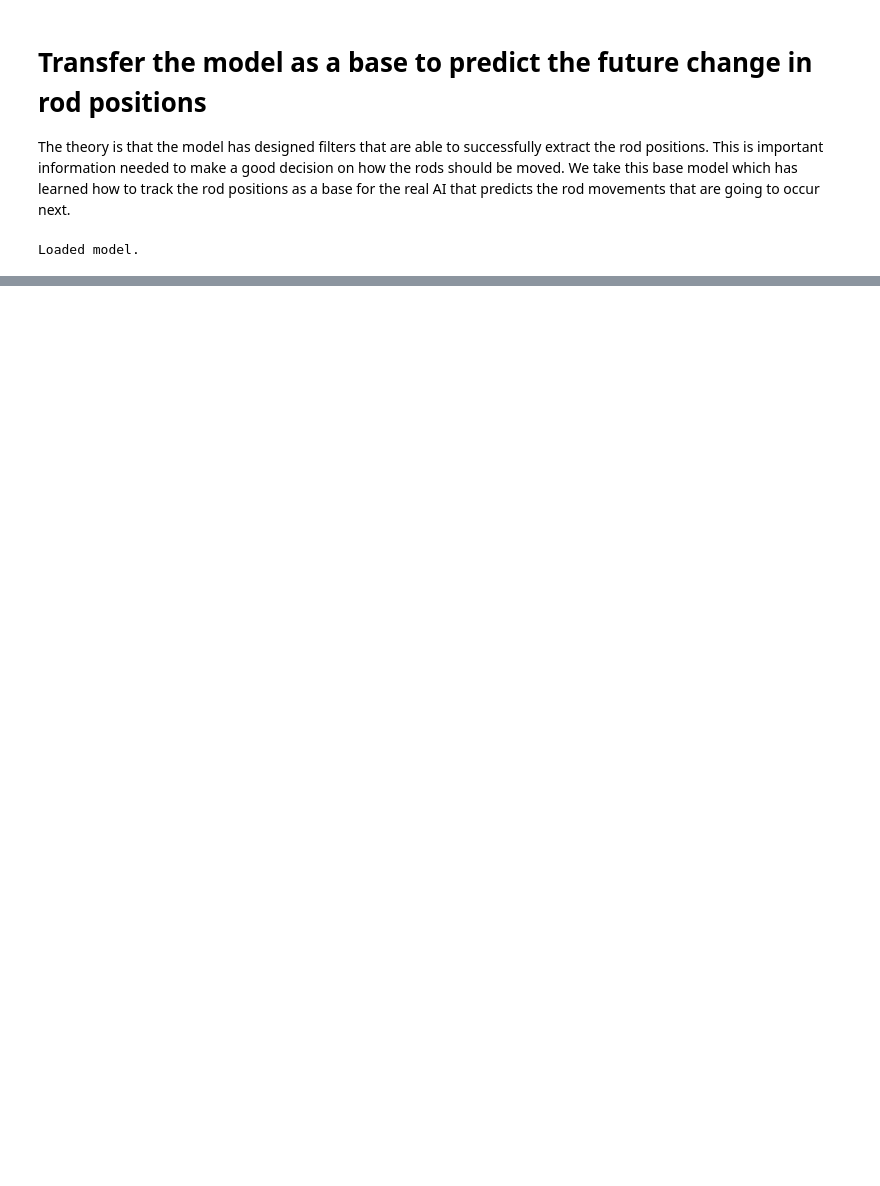
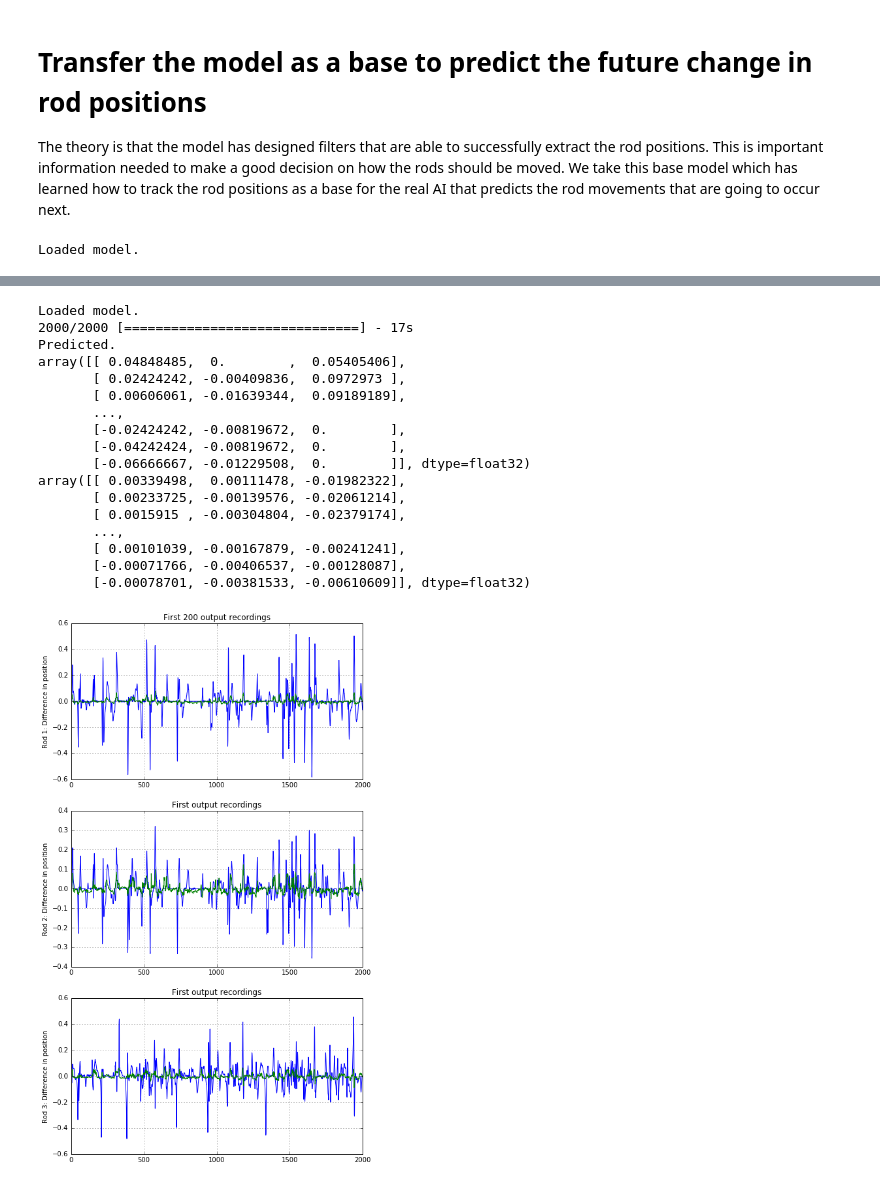
Before and after one commit to glmcdona/FoosAI, a Jupyter notebook: Code/Training/TrainingFoosbot.ipynb, the cells around one changed output, grey strips where cells are left out. Saved outputs shown, nothing was run; the diff lists cells and outputs as text; code cells hidden in the pictures; blank space fills up the shorter version.

```diff
--- a/Code/Training/TrainingFoosbot.ipynb
+++ b/Code/Training/TrainingFoosbot.ipynb
@@ -761,27 +713,28 @@ array([[-0.00693397, -0.0211688 , -0.02157412],
 # %%
-# Load the best position prediction model as the starting point
-epoch = 2
-WEIGHTS_FNAME = 'dpos_cnn_weights_%i.hdf'
-model.load_weights(WEIGHTS_FNAME % epoch)
-print("Loaded model.")
-
 def mse(y_true, y_pred):
     return K.square(y_pred - y_true)*0.001 # Hackjob so Keras iterations show exponential value of MSE to get precision.
 
-# Continue at a lower learning rate
-model.compile(optimizer=keras.optimizers.RMSprop(lr=0.0000005),
+
+model.compile(optimizer=keras.optimizers.RMSprop(lr=0.00001),
               loss='mean_squared_error',
               metrics=[mse])
 
 print("Updated learner.")
 
 # Train the model to predict the future position. This is the control signal to the robot AI
-WEIGHTS_FNAME = 'dpos2_cnn_weights_%i.hdf'
-MODELS_FNAME = 'dpos2_cnn_models_%i.h5'
+WEIGHTS_FNAME = 'dpos_cnn_weights_%i.hdf'
+MODELS_FNAME = 'dpos_cnn_models_%i.h5'
+
+start_epoch = epoch+1
+
 for epoch in range(10000):
-    print("------ Epoch %i -------" % epoch)
-    model.fit_generator(TrainBatchGenDpos(20), 1552, epochs=1, verbose=1, callbacks=None, class_weight=None, max_q_size=10, workers=1, validation_data=ValidateBatchGenDpos(20), validation_steps = 500, pickle_safe=False, initial_epoch=0)
-    #model.fit_generator(TrainBatchGen(20), 1552, epochs=1, verbose=1, callbacks=None, class_weight=None, max_q_size=10, workers=1, validation_data=ValidateBatchGen(20), validation_steps = 500, pickle_safe=False, initial_epoch=0)
-    model.save_weights(WEIGHTS_FNAME % epoch)
-    model.save(MODELS_FNAME % epoch)
+    epoch += start_epoch
+    try:
+        model.fit_generator(TrainBatchGenDpos(20), 1552, epochs=epoch+1, verbose=1, callbacks=None, class_weight=None, max_q_size=10, workers=1, validation_data=ValidateBatchGenDpos(20), validation_steps = 500, pickle_safe=False, initial_epoch=epoch)
+        model.save_weights(WEIGHTS_FNAME % epoch)
+        model.save(MODELS_FNAME % epoch)
+        print(("Wrote model to " + WEIGHTS_FNAME )  % epoch)
+    except KeyboardInterrupt:
+        print("\r\nUser stopped the training.")
+        break
 # %% [output]
@@ -805,0 +758,30 @@ KeyboardInterrupt:
+# %%
+# Load the best position prediction model as the starting point
+epoch = 35
+WEIGHTS_FNAME = 'dpos_cnn_weights_%i.hdf'
+model.load_weights(WEIGHTS_FNAME % epoch)
+print("Loaded model.")
+
+
+# Plot the real versus predicted values for some of the validation data
+(frames, outputs_true) = next(ValidateBatchGenDpos(2000))
+plot_validate(model, frames, outputs_true, "Difference in position")
+# %% [output]
+Loaded model.
+2000/2000 [==============================] - 17s
+Predicted.
+array([[ 0.04848485,  0.        ,  0.05405406],
+       [ 0.02424242, -0.00409836,  0.0972973 ],
+       [ 0.00606061, -0.01639344,  0.09189189],
+       ...,
+       [-0.02424242, -0.00819672,  0.        ],
+       [-0.04242424, -0.00819672,  0.        ],
+       [-0.06666667, -0.01229508,  0.        ]], dtype=float32)
+array([[ 0.00339498,  0.00111478, -0.01982322],
+       [ 0.00233725, -0.00139576, -0.02061214],
+       [ 0.0015915 , -0.00304804, -0.02379174],
+       ...,
+       [ 0.00101039, -0.00167879, -0.00241241],
+       [-0.00071766, -0.00406537, -0.00128087],
+       [-0.00078701, -0.00381533, -0.00610609]], dtype=float32)
+[figure, added]
```
Also changed, not shown: parts of 14 cells of this notebook, 8 other files.
